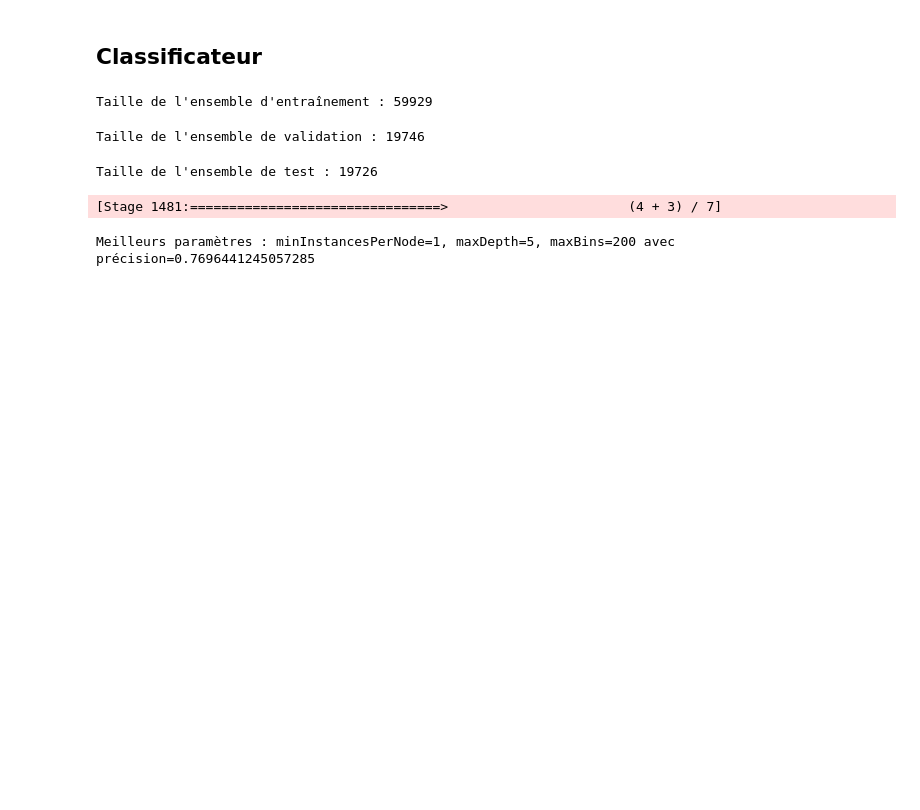
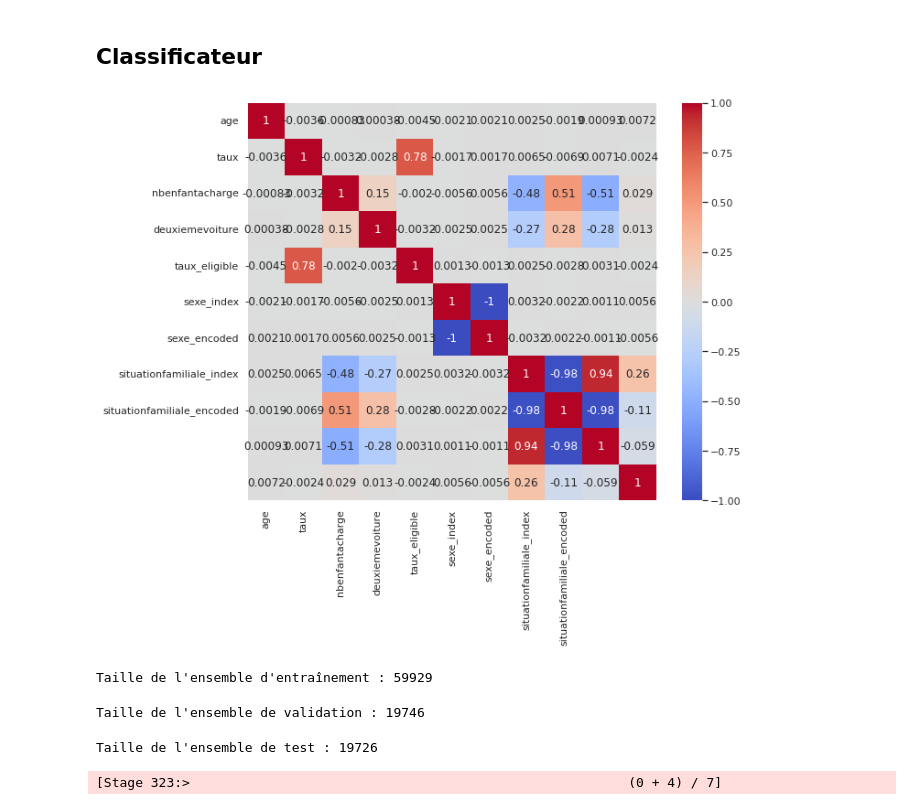
Before and after one commit to Thodler/docker-hadoop-spark, a Jupyter notebook: notebooks/Classification decision tree.ipynb, the cells around one changed output. Saved outputs shown, nothing was run; the diff lists cells and outputs as text; code cells hidden in the pictures; blank space fills up the shorter version.

```diff
--- a/notebooks/Classification decision tree.ipynb
+++ b/notebooks/Classification decision tree.ipynb
@@ -9,6 +12,6 @@ from itertools import product
 # %%
 spark = SparkSession.builder\
-    .appName("Classification RandomForest")\
+    .appName("Classification Décision tree")\
     .enableHiveSupport()\
     .getOrCreate()
 
@@ -186,3 +183,13 @@ data = indexer_model.transform(clients_immatriculations)
 feature_cols = [col for col in data.columns if col not in ["categorie", "label", 'sexe', 'situationfamiliale']]
 assembler = VectorAssembler(inputCols=feature_cols, outputCol="features")
 data = assembler.transform(data).select("features", "label")
+# %%
+matrix = Correlation.corr(data, "features").head()[0]
+corr_array = matrix.toArray()
+
+# Afficher la matrice avec heatmap
+sns.set(rc={"figure.figsize": (10, 8)})
+sns.heatmap(corr_array, annot=True, xticklabels=feature_cols, yticklabels=feature_cols, cmap="coolwarm")
+plt.show()
+# %% [output]
+[figure, added]
@@ -234,5 +243,4 @@ for minInstancesPerNode, maxDepth, maxBins in product(param_grid['minInstancesPe
 best_params = max(results, key=lambda x: x[3])  # Trier par précision
 print(f"Meilleurs paramètres : minInstancesPerNode={best_params[0]}, maxDepth={best_params[1]}, maxBins={best_params[2]} avec précision={best_params[3]}")
 # %% [output]
-[Stage 1481:================================>                       (4 + 3) / 7]
+[Stage 323:>                                                        (0 + 4) / 7]
-Meilleurs paramètres : minInstancesPerNode=1, maxDepth=5, maxBins=200 avec précision=0.7696441245057285
```
Also changed, not shown: parts of 8 cells of this notebook, 2 other files.
